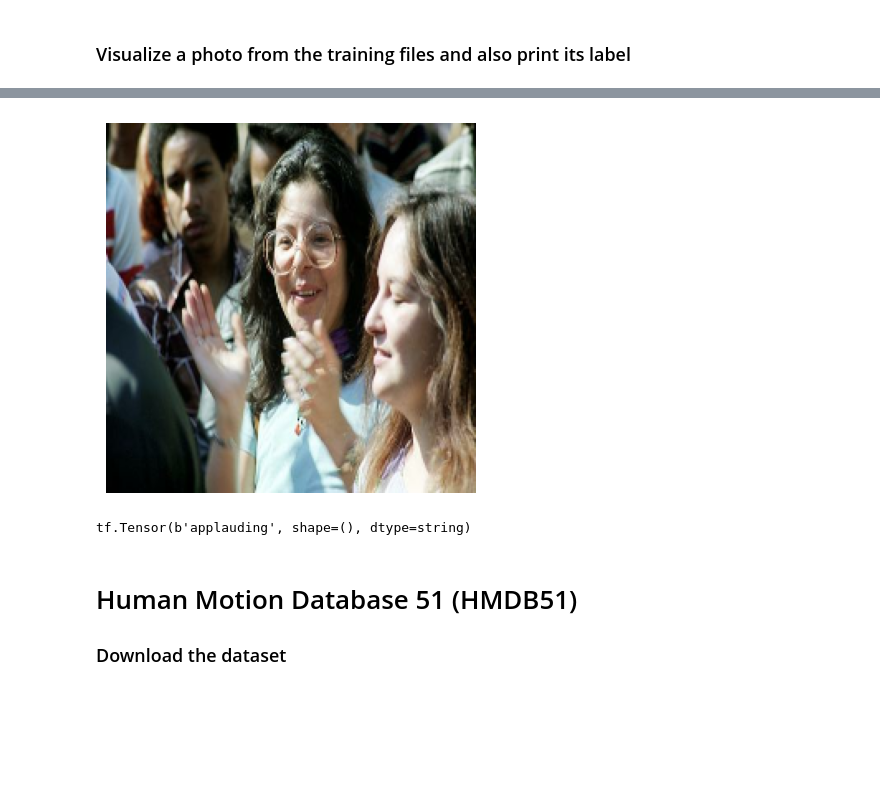
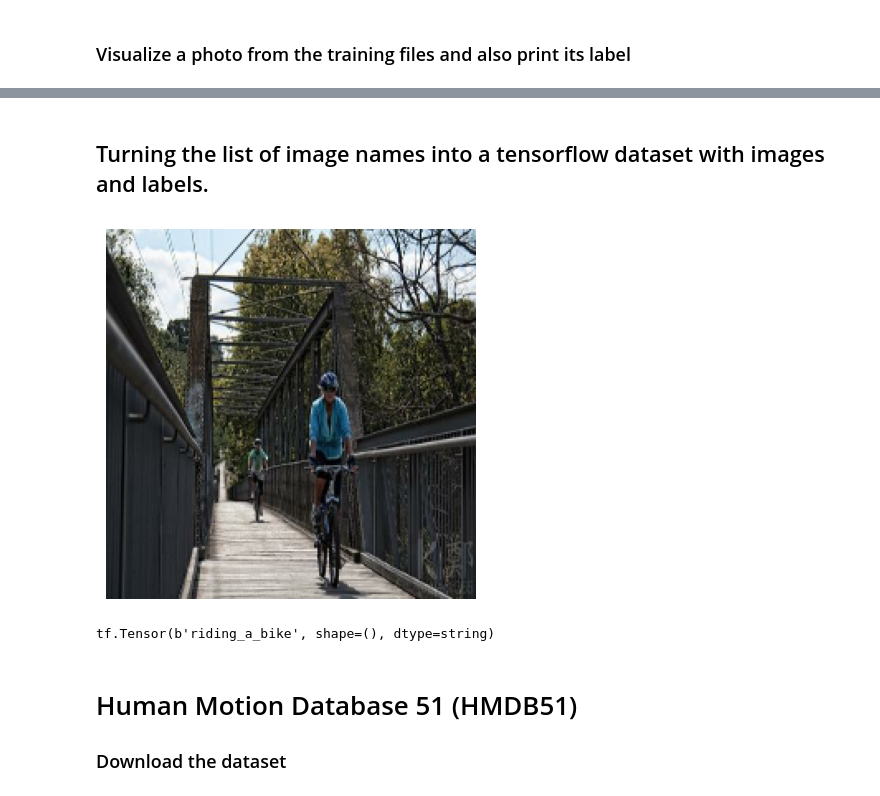
Before and after one commit to MeneerPluk/MCVAssignment5, a Jupyter notebook: Assignment_5.ipynb, the cells around one changed output, grey strips where cells are left out. Cells and saved outputs as stored; diff of their text form; code cells hidden in the pictures; blank space fills up the shorter version.

Commit message:
creates datasets for trainvaltest now

```diff
--- a/Assignment_5.ipynb
+++ b/Assignment_5.ipynb
@@ -109,29 +109,45 @@ An image with the label - 1
 [figure]
+# %% [markdown]
+## Turning the list of image names into a tensorflow dataset with images and labels.
 # %%
 import tensorflow as tf
 
-path_files = []
-for f in all_files:
-    path_files.append(f'Stanford40/JPEGImages/{f}')
+#add the directory structure to the filenames:
+train_path_files = []
+for f in train_files:
+    train_path_files.append(f'Stanford40/JPEGImages/{f}')
+stanford_train = tf.data.Dataset.from_tensor_slices((train_path_files, train_labels))
 
-stanford = tf.data.Dataset.from_tensor_slices((path_files, all_labels))
+validation_path_files = []
+for f in validation_files:
+    validation_path_files.append(f'Stanford40/JPEGImages/{f}')
+stanford_validation = tf.data.Dataset.from_tensor_slices((validation_path_files, validation_labels))
 
+test_path_files = []
+for f in test_files:
+    test_path_files.append(f'Stanford40/JPEGImages/{f}')
+stanford_test = tf.data.Dataset.from_tensor_slices((test_path_files, test_labels))
+
+#parse filenames to preprocessed image:
 def _parse_function(filename, label):
     image_string = tf.io.read_file(filename)
     image_decoded = tf.image.decode_jpeg(image_string)
     image_resized = tf.image.resize(image_decoded, [224, 224])
     return image_resized, label
 
-stanford = stanford.map(_parse_function)
 
-for im, lb in stanford.take(1):
+stanford_train = stanford_train.map(_parse_function)
+stanford_validation = stanford_validation.map(_parse_function)
+stanford_test = stanford_test.map(_parse_function)
+
+for im, lb in stanford_train.take(1):
     plt.imshow(im.numpy() / 255)
     plt.axis('off')
     plt.show()
     print(lb)
 # %% [output]
-[figure, old version]
+[figure, new version]
-tf.Tensor(b'applauding', shape=(), dtype=string)
+tf.Tensor(b'riding_a_bike', shape=(), dtype=string)
 # %% [markdown]
 # Human Motion Database 51 (HMDB51)
 ### Download the dataset
```
Also changed, not shown: parts of 1 cell of this notebook.
